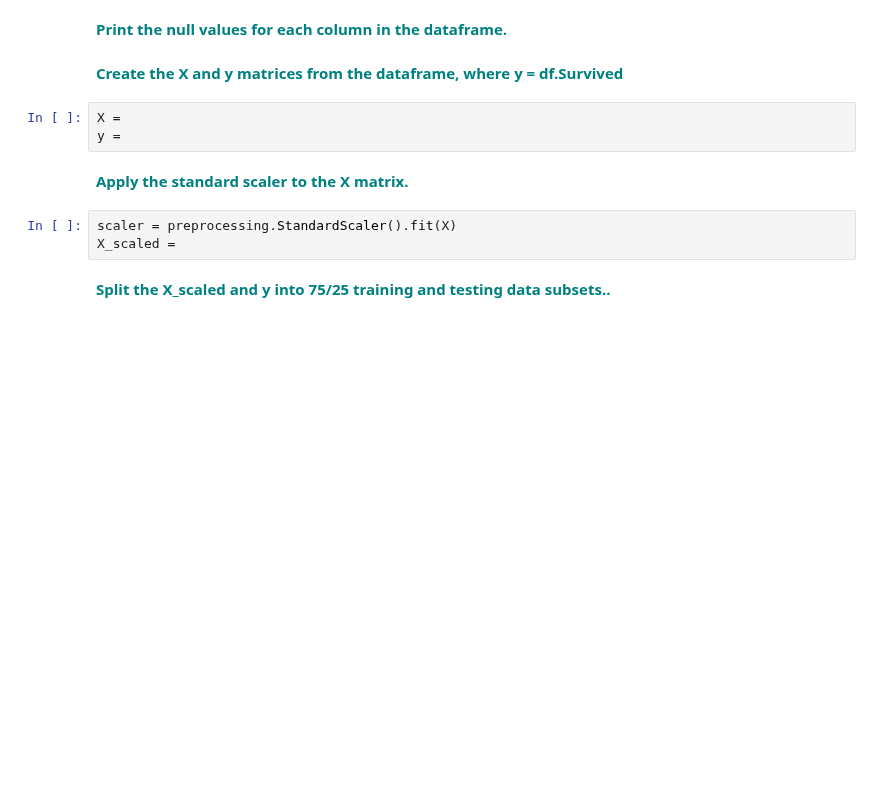
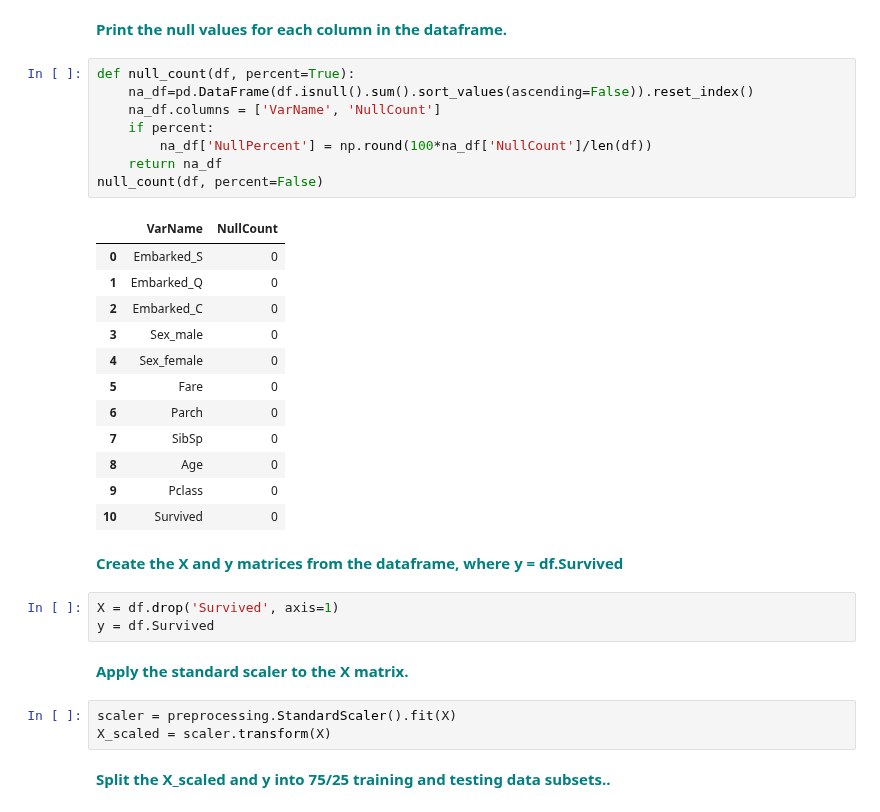
Before and after one commit to ennis-kurt/SpringBoard, a Jupyter notebook: Gradient_Boosting_Case_Study/Gradient Boosting Case Study.ipynb, the cells around one changed output. Drawn from its saved outputs; the diff is of its cells as text; blank space fills up the shorter version.

```diff
--- a/Gradient_Boosting_Case_Study/Gradient Boosting Case Study.ipynb
+++ b/Gradient_Boosting_Case_Study/Gradient Boosting Case Study.ipynb
@@ -123,15 +194,36 @@ df.head()
 # %% [markdown]
 **<font color='teal'>Print the null values for each column in the dataframe.</font>**
+# %%
+def null_count(df, percent=True):
+    na_df=pd.DataFrame(df.isnull().sum().sort_values(ascending=False)).reset_index()
+    na_df.columns = ['VarName', 'NullCount']
+    if percent:
+        na_df['NullPercent'] = np.round(100*na_df['NullCount']/len(df))
+    return na_df
+null_count(df, percent=False)
+# %% [output]
+|  | VarName | NullCount |
+| 0 | Embarked_S | 0 |
+| 1 | Embarked_Q | 0 |
+| 2 | Embarked_C | 0 |
+| 3 | Sex_male | 0 |
+| 4 | Sex_female | 0 |
+| 5 | Fare | 0 |
+| 6 | Parch | 0 |
+| 7 | SibSp | 0 |
+| 8 | Age | 0 |
+| 9 | Pclass | 0 |
+| 10 | Survived | 0 |
 # %% [markdown]
 **<font color='teal'>Create the X and y matrices from the dataframe, where y = df.Survived </font>**
-# %%
-X =
-y =
+# %%
+X = df.drop('Survived', axis=1)
+y = df.Survived
 # %% [markdown]
 **<font color='teal'>Apply the standard scaler to the X matrix.</font>**
 # %%
 scaler = preprocessing.StandardScaler().fit(X)
-X_scaled =
+X_scaled = scaler.transform(X)
 # %% [markdown]
 **<font color='teal'>Split the X_scaled and y into 75/25 training and testing data subsets..</font>**
 # %%
```
Also changed, not shown: parts of 8 cells of this notebook, 2 other files.
